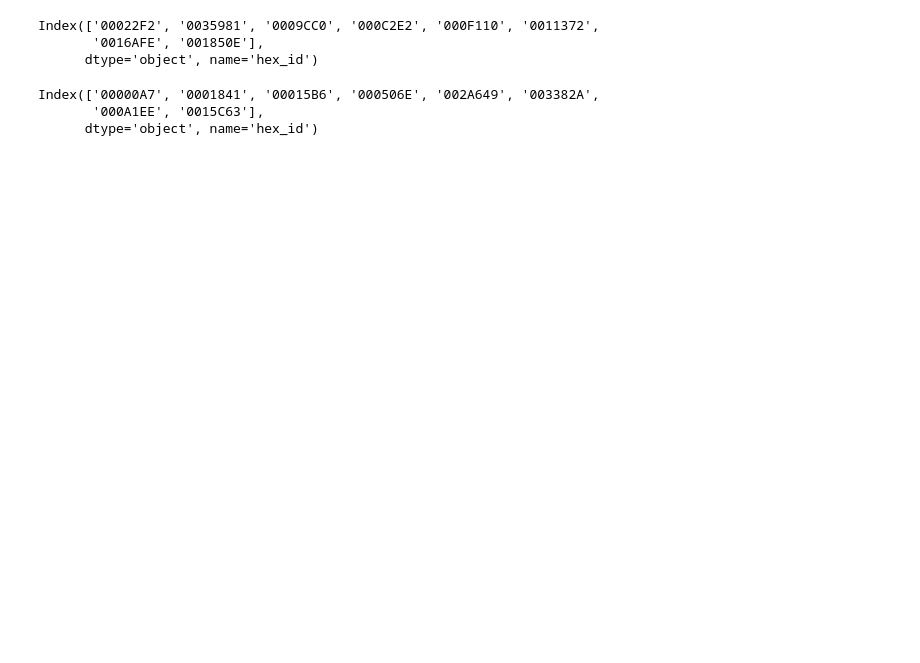
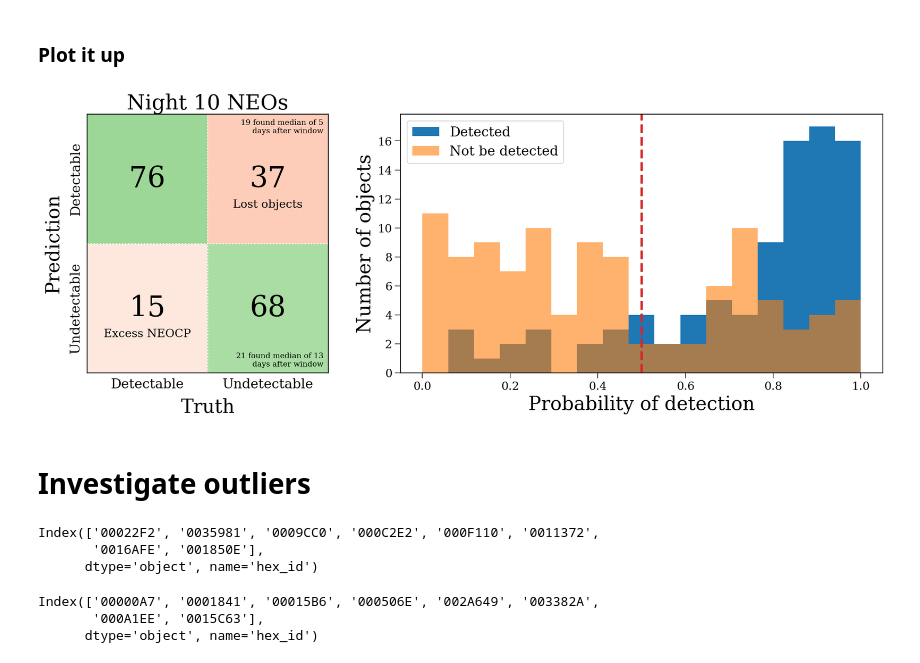
Before and after one commit to dirac-institute/hybrid_sso_catalogue, a Jupyter notebook: lsst_detection_probability/Predict misses.ipynb, the cells around one changed output. Drawn from its saved outputs; the diff is of its cells as text; code cells hidden in the pictures; blank space fills up the shorter version.

```diff
--- a/lsst_detection_probability/Predict misses.ipynb
+++ b/lsst_detection_probability/Predict misses.ipynb
@@ -370,3 +44,0 @@ joined_table
-# %%
-%%time
-probs, unique_objs = detection_probability.get_detection_probabilities(night_start=0, schedule_type="predicted")
@@ -479,0 +129,55 @@ plt.show()
+# %% [markdown]
+### Plot it up
+# %%
+fig, axes = plt.subplots(1, 2, figsize=(18, 6), gridspec_kw={'width_ratios': [1, 2]})
+
+axes[0].set_title(f"Night {night_start} NEOs", fontsize=1.1*fs)
+
+axes[0].axvline(0.5, color="white", linestyle="dotted")
+axes[0].axhline(0.5, color="white", linestyle="dotted")
+
+axes[0].annotate("Detectable", xy=(0.25, -0.02), xycoords="axes fraction", ha="center", va="top", fontsize=0.7*fs)
+axes[0].annotate("Undetectable", xy=(0.75, -0.02), xycoords="axes fraction", ha="center", va="top", fontsize=0.7*fs)
+
+axes[0].annotate("Undetectable", xy=(-0.02, 0.25), xycoords="axes fraction", ha="right", va="center", fontsize=0.7*fs, rotation=90)
+axes[0].annotate("Detectable", xy=(-0.02, 0.75), xycoords="axes fraction", ha="right", va="center", fontsize=0.7*fs, rotation=90)
+
+axes[0].annotate(incorrect_undetectable, xy=(0.25, 0.25), ha="center", va="center", fontsize=1.5*fs)
+axes[0].annotate("Excess NEOCP", xy=(0.25, 0.15), ha="center", va="center", fontsize=0.6*fs)
+axes[0].annotate(correct_undetectable, xy=(0.75, 0.25), ha="center", va="center", fontsize=1.5*fs)
+axes[0].annotate(f"{c_u_eventually} found median of {c_u_days_until}\n days after window", xy=(0.98, 0.02), ha="right", va="bottom", fontsize=0.4*fs)
+axes[0].annotate(incorrect_detectable, xy=(0.75, 0.75), ha="center", va="center", fontsize=1.5*fs)
+axes[0].annotate("Lost objects", xy=(0.75, 0.65), ha="center", va="center", fontsize=0.6*fs)
+axes[0].annotate(f"{i_d_eventually} found median of {i_d_days_until}\n days after window", xy=(0.98, 0.98), ha="right", va="top", fontsize=0.4*fs)
+axes[0].annotate(correct_detectable, xy=(0.25, 0.75), ha="center", va="center", fontsize=1.5*fs)
+
+axes[0].axvspan(0, 0.5, 0, 0.5, color=plt.cm.Reds(incorrect_undetectable / len(probs)))
+axes[0].axvspan(0.5, 1, 0, 0.5, color=plt.cm.Greens(correct_undetectable / len(probs)))
+axes[0].axvspan(0, 0.5, 0.5, 1, color=plt.cm.Greens(correct_detectable / len(probs)))
+axes[0].axvspan(0.5, 1, 0.5, 1, color=plt.cm.Reds(incorrect_detectable / len(probs)))
+
+axes[0].set_xlabel("\nTruth")
+axes[0].set_ylabel("Prediction\n")
+
+axes[0].set_xticks([])
+axes[0].set_yticks([])
+
+axes[0].set_xlim(0, 1)
+axes[0].set_ylim(0, 1)
+
+bins = np.linspace(0, 1, 18)
+axes[1].hist(probs[will_be_detected], label="Detected", bins=bins)
+axes[1].hist(probs[np.logical_not(will_be_detected)], alpha=0.6, label="Not be detected", bins=bins)
+axes[1].axvline(threshold, color="tab:red", linestyle="--", lw=3)
+
+axes[1].set_xlabel("Probability of detection")
+axes[1].set_ylabel("Number of objects")
+axes[1].legend(fontsize=0.7*fs)
+
+# plt.savefig("../scratch/fig.png")
+
+plt.show()
+# %% [output]
+[figure, added]
+# %% [markdown]
+# Investigate outliers
```
Also changed, not shown: parts of 70 cells of this notebook.
